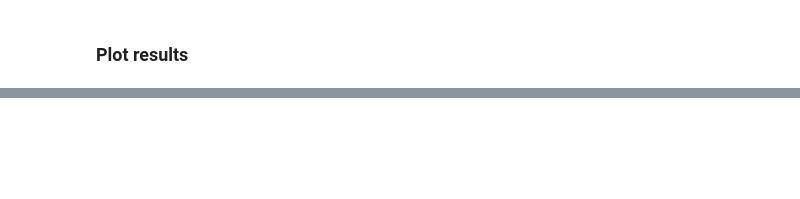
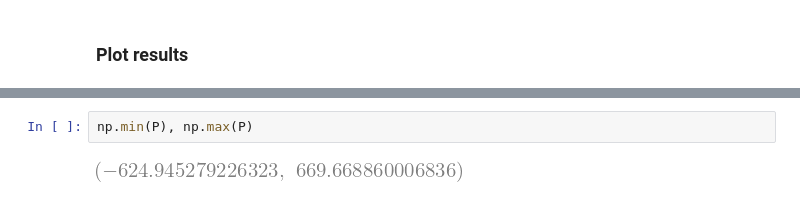
Before and after one commit to BYUignite/CFD_from_scratch, a Jupyter notebook: CFD_from_scratch.ipynb, the cells around one changed output, grey strips where cells are left out. Drawn from its saved outputs; the diff is of its cells as text; blank space fills up the shorter version.

```diff
--- a/CFD_from_scratch.ipynb
+++ b/CFD_from_scratch.ipynb
@@ -849,0 +855,4 @@ ax1.set_ylim([0,Ly])
+# %%
+np.min(P), np.max(P)
+# %% [output]
+[figure, added]
```
Also changed, not shown: parts of 9 cells of this notebook, 1 other file.
